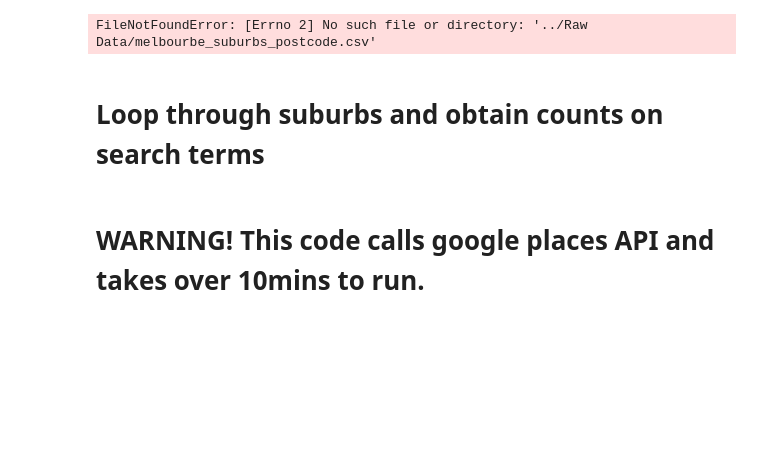
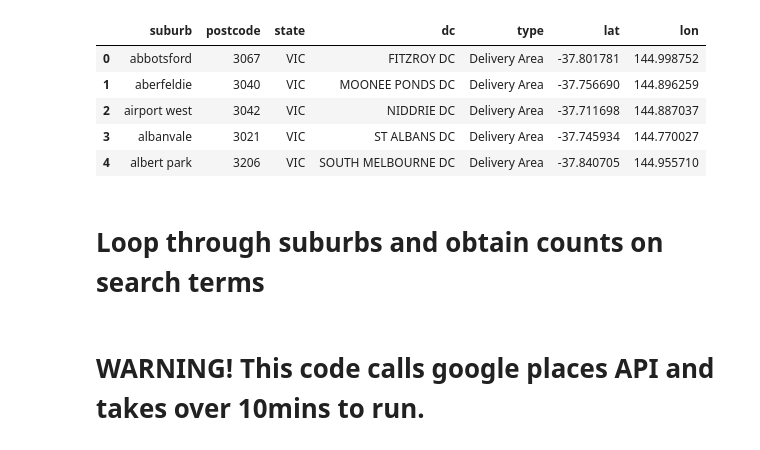
Before and after one commit to jMacProd/ETL-to-PostgreSQL, a Jupyter notebook: 002_Extract_Transform_Google_Places/01_melb_no_types.ipynb, the cells around one changed output. Drawn from its saved outputs; the diff is of its cells as text; code cells hidden in the pictures; blank space fills up the shorter version.

```diff
--- a/002_Extract_Transform_Google_Places/01_melb_no_types.ipynb
+++ b/002_Extract_Transform_Google_Places/01_melb_no_types.ipynb
@@ -11,11 +14,17 @@ import time
 # %%
 # read csv of cities data
-file_location = "../Raw Data/melbourbe_suburbs_postcode.csv"
+file_location = "../001_Extract_Transform_Suburbs/01_Outputs/melbourne_suburbs_postcode.csv"
 
 melb_suburbs = pd.read_csv(file_location)
-melb_suburbs_df = pd.DataFrame(suburb_data)
+melb_suburbs_df = pd.DataFrame(melb_suburbs)
+melb_suburbs_df.head()
 # %% [output]
-FileNotFoundError: [Errno 2] No such file or directory: '../Raw Data/melbourbe_suburbs_postcode.csv'
+|  | suburb | postcode | state | dc | type | lat | lon |
+| 0 | abbotsford | 3067 | VIC | FITZROY DC | Delivery Area | -37.801781 | 144.998752 |
+| 1 | aberfeldie | 3040 | VIC | MOONEE PONDS DC | Delivery Area | -37.756690 | 144.896259 |
+| 2 | airport west | 3042 | VIC | NIDDRIE DC | Delivery Area | -37.711698 | 144.887037 |
+| 3 | albanvale | 3021 | VIC | ST ALBANS DC | Delivery Area | -37.745934 | 144.770027 |
+| 4 | albert park | 3206 | VIC | SOUTH MELBOURNE DC | Delivery Area | -37.840705 | 144.955710 |
 # %% [markdown]
 # Loop through suburbs and obtain counts on search terms
 # %% [markdown]
```
Also changed, not shown: parts of 2 cells of this notebook, 33 other files.
